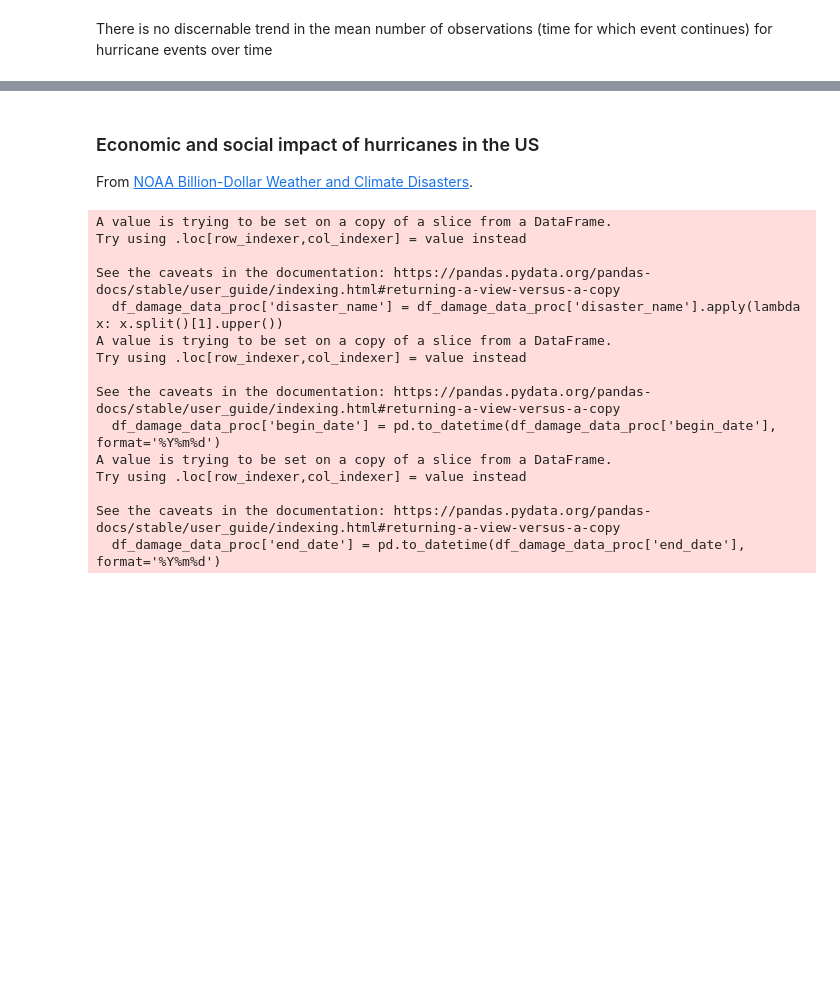
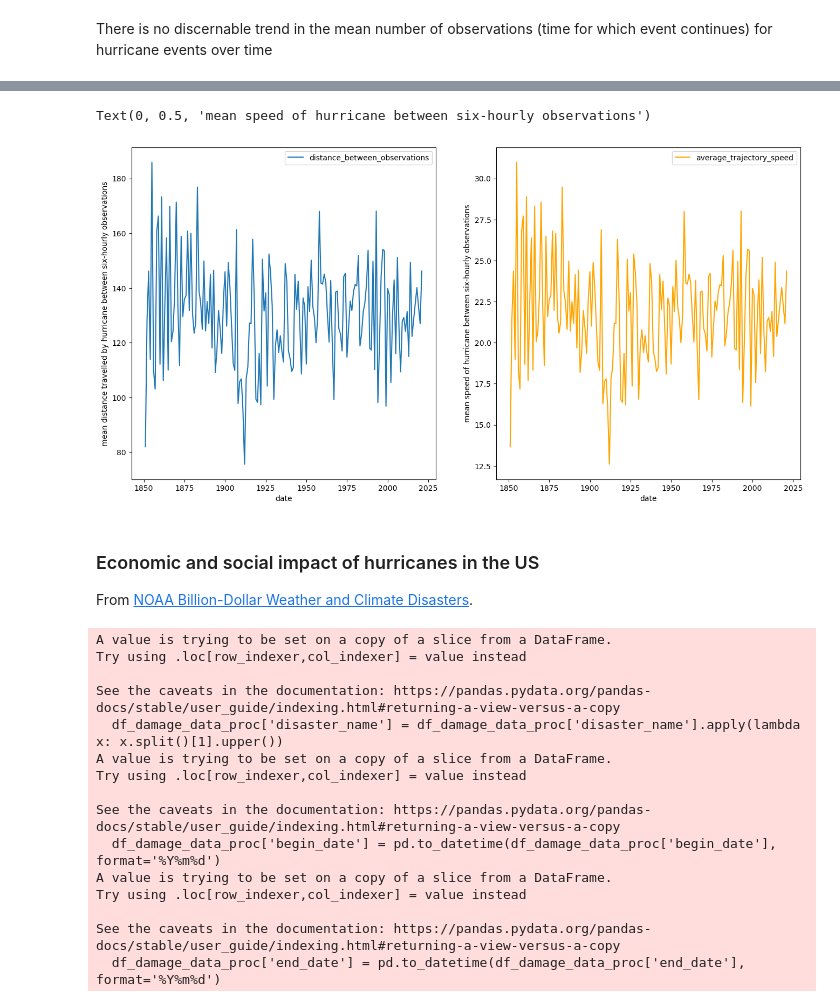
Before and after one commit to ai4er-cdt/hurricane-harm-herald, a Jupyter notebook: notebooks/visualise_weather.ipynb, the cells around one changed output, grey strips where cells are left out. Saved outputs shown, nothing was run; the diff lists cells and outputs as text; code cells hidden in the pictures; blank space fills up the shorter version.

Commit message:
added generation of distance and speed between noaa observation points

```diff
--- a/notebooks/visualise_weather.ipynb
+++ b/notebooks/visualise_weather.ipynb
@@ -102,0 +121,3 @@ There is no discernable trend in the mean number of observations (time for which
+# %%
+df_noaa_distances = calculate_distances_between_rows(df_noaa_weather)
+df_noaa_distances_speeds = calculate_average_speed_between_rows(df_noaa_distances)
@@ -103,3 +133,22 @@ There is no discernable trend in the mean number of observations (time for which
+# %%
+df_grouped_by_year_and_tag = df_noaa_distances.groupby([df_noaa_weather['date'].dt.year, 'tag'])
+
+df_distances_by_tag = pd.DataFrame(df_grouped_by_year_and_tag['distance_between_observations'].mean())
+df_speeds_by_tag = pd.DataFrame(df_grouped_by_year_and_tag['average_trajectory_speed'].mean())
+
+mean_annual_distances = df_distances_by_tag.groupby('date').mean()
+mean_annual_speed = df_speeds_by_tag.groupby('date').mean()
+
+fix, ax = plt.subplots(1, 2, figsize=[16,8])
+mean_annual_distances.plot(ax=ax[0])
+mean_annual_speed.plot(ax=ax[1], color='orange')
+
+# formatting
+ax[0].set_ylabel('mean distance travelled by hurricane between six-hourly observations')
+ax[1].set_ylabel('mean speed of hurricane between six-hourly observations')
+# %% [output]
+Text(0, 0.5, 'mean speed of hurricane between six-hourly observations')
+[figure, added]
 # %% [markdown]
 ### Economic and social impact of hurricanes in the US
 
```
Also changed, not shown: parts of 15 cells of this notebook.
